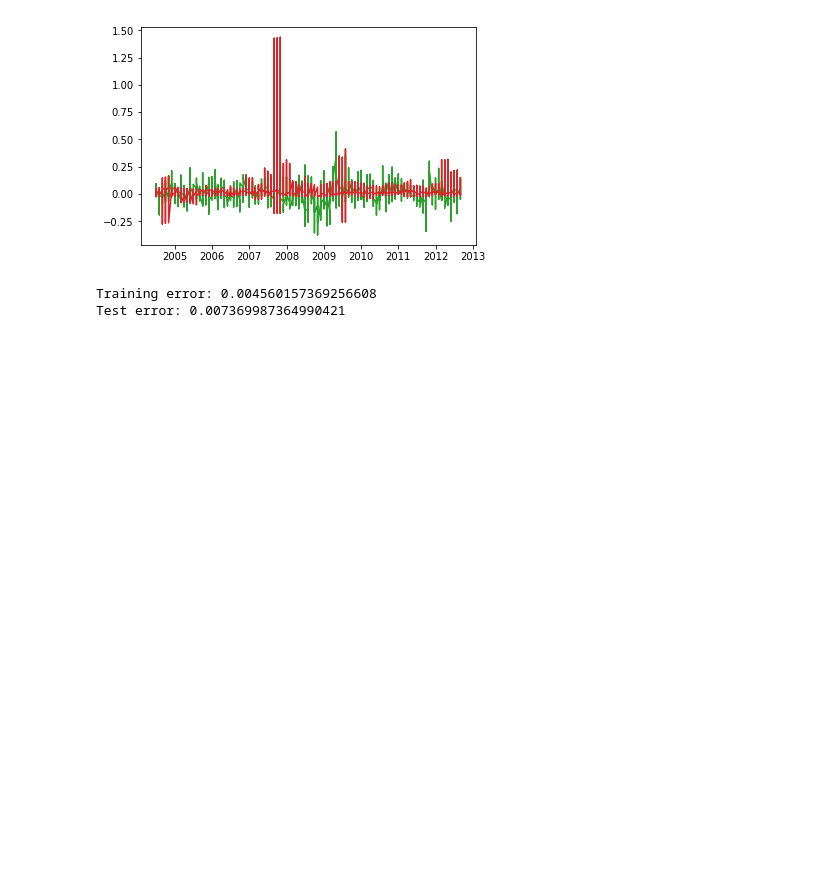
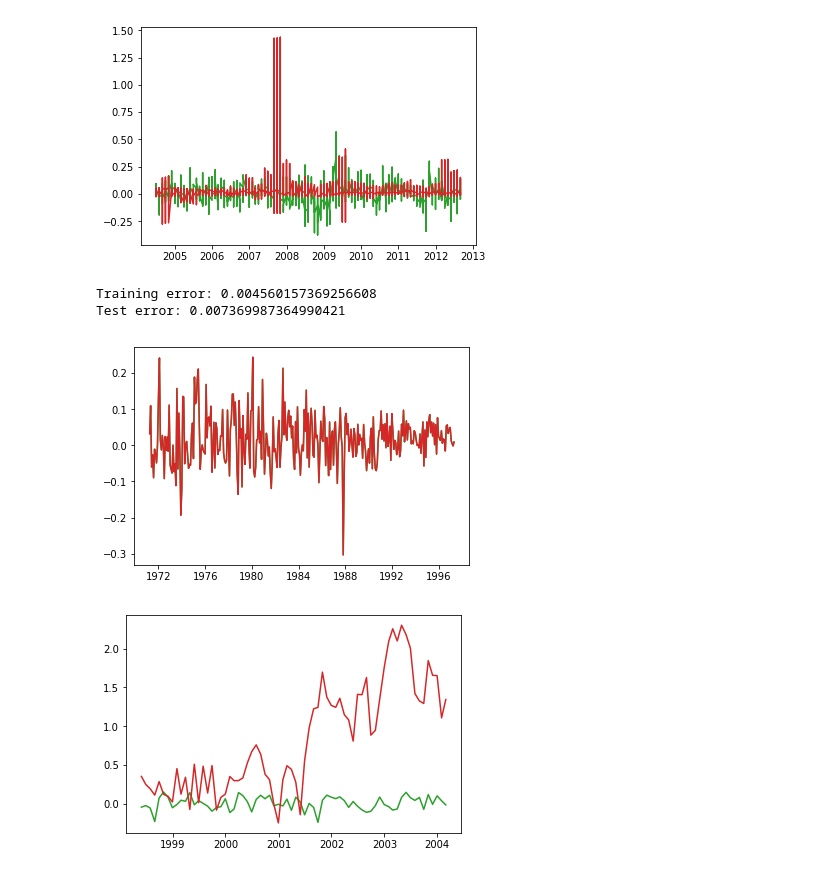
Before and after one commit to kl-chou/CS-229-Project, a Jupyter notebook: Regression.ipynb, the cells around one changed output. Cells and saved outputs as stored; diff of their text form; code cells hidden in the pictures; blank space fills up the shorter version.

```diff
--- a/Regression.ipynb
+++ b/Regression.ipynb
@@ -246,3 +278,36 @@ print('Test error: {}'.format(EN_test_mse))
 [figure]
 Training error: 0.004560157369256608
 Test error: 0.007369987364990421
+# %%
+def time_window(x_train, y_train, window):
+    X, Y = [], []
+    for i in range(0, x_train.shape[0] - window):
+        x_i = x_train[i:i + window]
+        y_i = y_train[i + window]
+
+        X.append(x_i)
+        Y.append(y_i)
+    return np.dstack(X).T, np.dstack(Y).T.reshape((-1))
+
+
+def time_series_LinearRegression(industry):
+    df, ew_indret = process_data('industries/{}.csv'.format(industry))
+    x_train, x_test, x_dev, y_dev, y_train, y_test = split_data(df, ew_indret)
+    train_dates, dev_dates, test_dates, x_train, x_dev, x_test = get_dates(x_train, x_dev, x_test)
+
+    x_train, y_train = time_window(x_train, y_train, window=12)
+    x_dev, y_dev = time_window(np.asarray(x_dev), np.asarray(y_dev), window=12)
+
+    x_train = x_train.reshape(x_train.shape[0], -1)
+    x_dev = x_dev.reshape(x_dev.shape[0], -1)
+
+    regr = train_LinearRegression(x_train, y_train)
+    mse, regr_train_pred, regr_dev_pred = test(regr, x_train, y_train, x_dev, y_dev)
+
+    graph(train_dates[12:], y_train, regr_train_pred)
+    graph(dev_dates[12:], y_dev, regr_dev_pred)
+
+time_series_LinearRegression('AERO')
+# %% [output]
+[figure, added]
+[figure, added]
```
Also changed, not shown: parts of 3 cells of this notebook.
